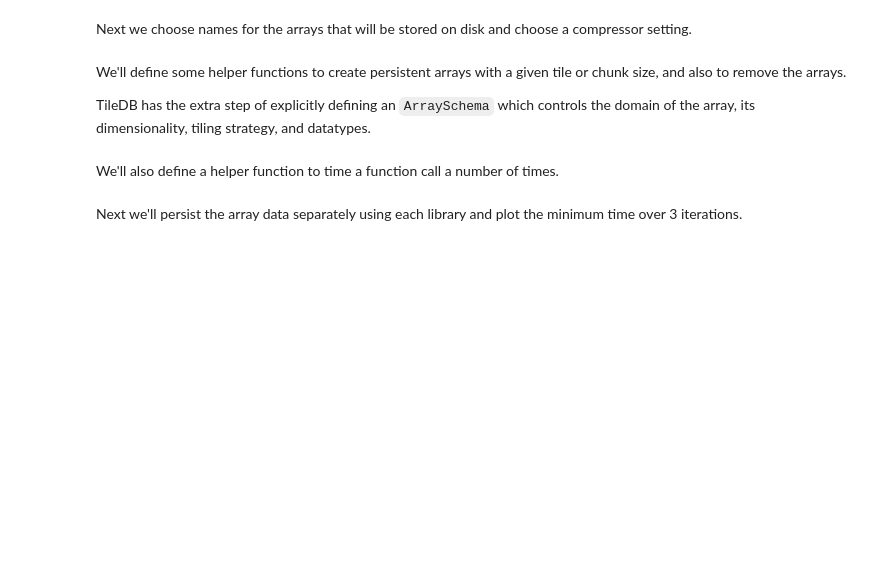
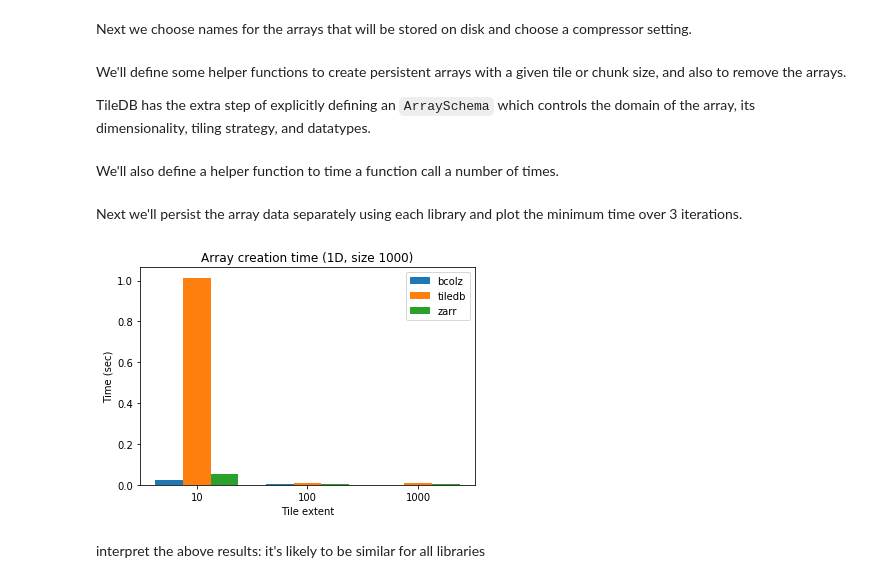
Before and after one commit to TileDB-Inc/archived-bcolz-zarr-benchmarks, a Jupyter notebook: bcolz-zarr/slicing-benchmarks.ipynb, the cells around one changed output. Drawn from its saved outputs; the diff is of its cells as text; code cells hidden in the pictures; blank space fills up the shorter version.

```diff
--- a/bcolz-zarr/slicing-benchmarks.ipynb
+++ b/bcolz-zarr/slicing-benchmarks.ipynb
@@ -71,12 +73,6 @@ def write_1d_zarr_array(array_data, tile_extent):
     A = zarr.open(zarr_array_name, mode='w', compressor=zarr_compressor, shape=array_data.shape, chunks=(tile_extent,),
                   dtype=np.float64)
     A[:] = array_data
-
-
-def remove_arrays():
-    for array in [tiledb_array_name, bcolz_array_name, zarr_array_name]:
-        if os.path.exists(array):
-            shutil.rmtree(array)
 # %% [markdown]
 We'll also define a helper function to time a function call a number of times.
 # %%
@@ -92,3 +88,40 @@ def timeit(fnc, setup=None, repeat=3):
     return times
 # %% [markdown]
 Next we'll persist the array data separately using each library and plot the minimum time over 3 iterations.
+# %%
+def plot_bars(times_per_library, title, xlabel, ylabel):
+    bar_width = 0.25
+    xpos1 = np.arange(len(times_per_library['tiledb']))
+    xpos2 = xpos1 + bar_width
+    xpos3 = xpos2 + bar_width
+    xpos = [xpos1, xpos2, xpos3]
+
+    plt.figure()
+    for i, key in enumerate(sorted(times_per_library.keys())):
+        plt.bar(xpos[i], times_per_library[key], width=bar_width, label=key)
+
+    plt.title(title)
+    plt.xlabel(xlabel)
+    plt.ylabel(ylabel)
+    plt.xticks(xpos1 + bar_width, tile_extents)
+
+    plt.legend()
+    plt.show()
+
+
+array_creation_times = {'tiledb': [], 'zarr': [], 'bcolz': []}
+tile_extents = [10, 100, 1000]
+for t_ext in tile_extents:
+    array_creation_times['tiledb'].append(
+        min(timeit(lambda: write_1d_tiledb_array(array_data, t_ext), setup=remove_arrays, repeat=3)))
+    array_creation_times['zarr'].append(
+        min(timeit(lambda: write_1d_zarr_array(array_data, t_ext), setup=remove_arrays, repeat=3)))
+    array_creation_times['bcolz'].append(
+        min(timeit(lambda: write_1d_bcolz_array(array_data, t_ext), setup=remove_arrays, repeat=3)))
+
+plot_bars(array_creation_times, 'Array creation time (1D, size {})'.format(num_array_values),
+          'Tile extent', 'Time (sec)')
+# %% [output]
+[figure, added]
+# %% [markdown]
+interpret the above results: it's likely to be similar for all libraries
```
Also changed, not shown: parts of 37 cells of this notebook.
